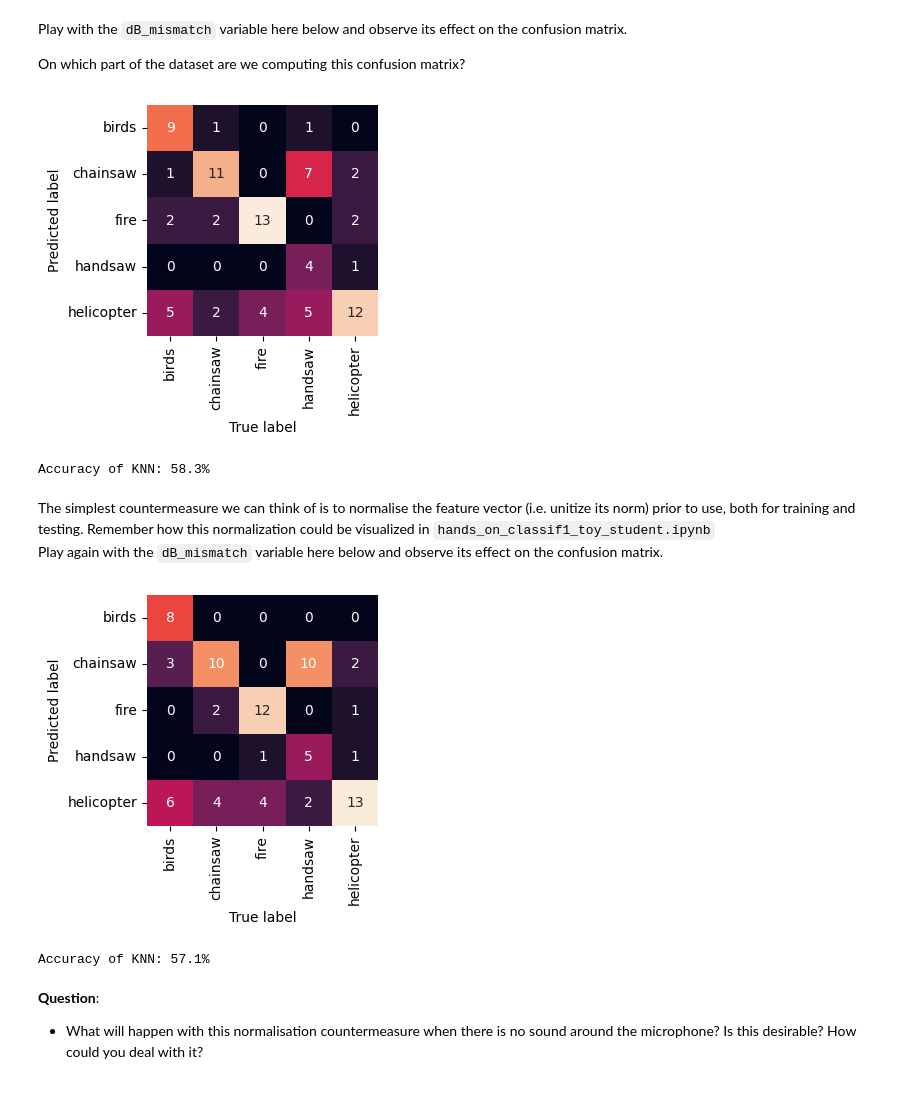
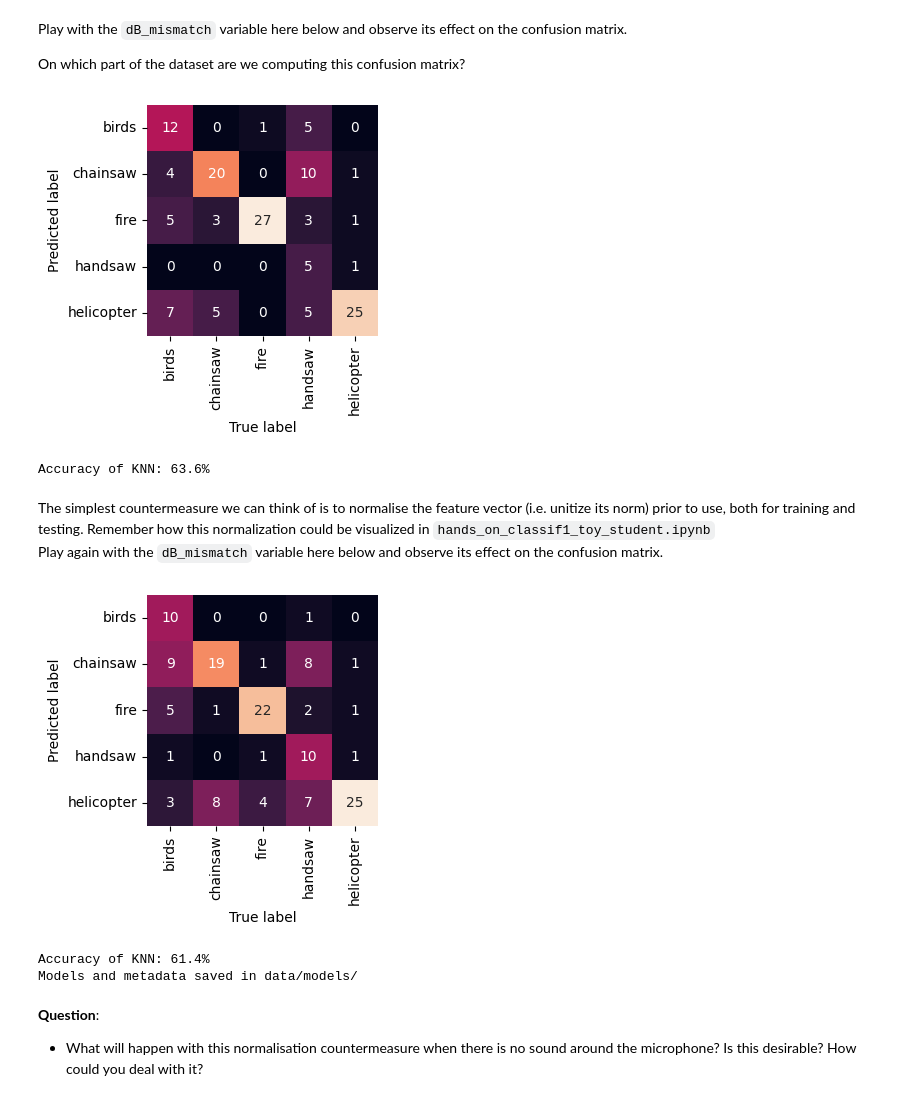
Before and after one commit to praticalmango/LELEC210X-groupef, a Jupyter notebook: classification/h5a2_audio.ipynb, the cells around one changed output. Drawn from its saved outputs; the diff is of its cells as text; code cells hidden in the pictures.

```diff
--- a/classification/h5a2_audio.ipynb
+++ b/classification/h5a2_audio.ipynb
@@ -102,7 +102,7 @@ Moreover, you have to restart your python kernel for any change to those importe
 ### TO RUN
 
 "Creation of the dataset"
-myds = Feature_vector_DS(dataset, Nft=512, nmel=20, duration=950, step=40)
+myds = Feature_vector_DS(dataset, Nft=512, nmel=20, duration=950, step=20)
 
 "Some attributes..."
 myds.nmel
@@ -269,7 +269,7 @@ Play with the ``classname`` and the index ``idx`` to pick feature vectors in the
 # %%
 ### TO RUN
 idx = 0
-classname = "fire"
+classname = "chainsaw"
 myds.display([classname, idx], show_features=True)
 thisfv = myds.treat_spec(myds[classname, idx])[0]
 
@@ -357,31 +357,44 @@ show_confusion_matrix(prediction_knn, y_train[idx_val], classnames)
 accuracy_knn = accuracy(prediction_knn, y_train[idx_val])
 print(f"Accuracy of KNN: {100 * accuracy_knn:.1f}%")
 # %% [output]
-[figure, old version]
+[figure, new version]
-Accuracy of KNN: 58.3%
+Accuracy of KNN: 63.6%
 # %% [markdown]
 The simplest countermeasure we can think of is to normalise the feature vector (i.e. unitize its norm) prior to use, both for training and testing. Remember how this normalization could be visualized in ``hands_on_classif1_toy_student.ipynb`` <br>
 Play again with the ``dB_mismatch`` variable here below and observe its effect on the confusion matrix.
 # %%
 ### TO RUN
 dB_mismatch = 0  # Play with this value
 
 X_learn_normalised = X_train[idx_learn] / np.linalg.norm(
     X_train[idx_learn], axis=1, keepdims=True
 )
 model_knn = KNeighborsClassifier(n_neighbors=10, weights="distance")
 model_knn.fit(X_learn_normalised, y_train[idx_learn])
 
 X_val_scaled = X_train[idx_val] * 10 ** (-dB_mismatch / 20)
 X_val_normalised = X_val_scaled / np.linalg.norm(X_val_scaled, axis=1, keepdims=True)
 
 prediction_knn = model_knn.predict(X_val_normalised)
 show_confusion_matrix(prediction_knn, y_train[idx_val], classnames)
 accuracy_knn = accuracy(prediction_knn, y_train[idx_val])
 print(f"Accuracy of KNN: {100 * accuracy_knn:.1f}%")
+
+
+# Save trained models and metadata
+os.makedirs(model_dir, exist_ok=True)
+with open(os.path.join(model_dir, "knn_model.pkl"), "wb") as f:
+    pickle.dump(model_knn, f)
+# with open(os.path.join(model_dir, "lda_model.pkl"), "wb") as f:
+#     pickle.dump(model_lda, f)
+with open(os.path.join(model_dir, "classnames.pkl"), "wb") as f:
+    pickle.dump(classnames, f)
+
+print(f"Models and metadata saved in {model_dir}")
 # %% [output]
-[figure, old version]
+[figure, new version]
-Accuracy of KNN: 57.1%
+Accuracy of KNN: 61.4%
+Models and metadata saved in data/models/
 # %% [markdown]
 **Question**:
 - What will happen with this normalisation countermeasure when there is no sound around the microphone? Is this desirable? How could you deal with it?
```
Also changed, not shown: parts of 13 cells of this notebook, 15 other files.
